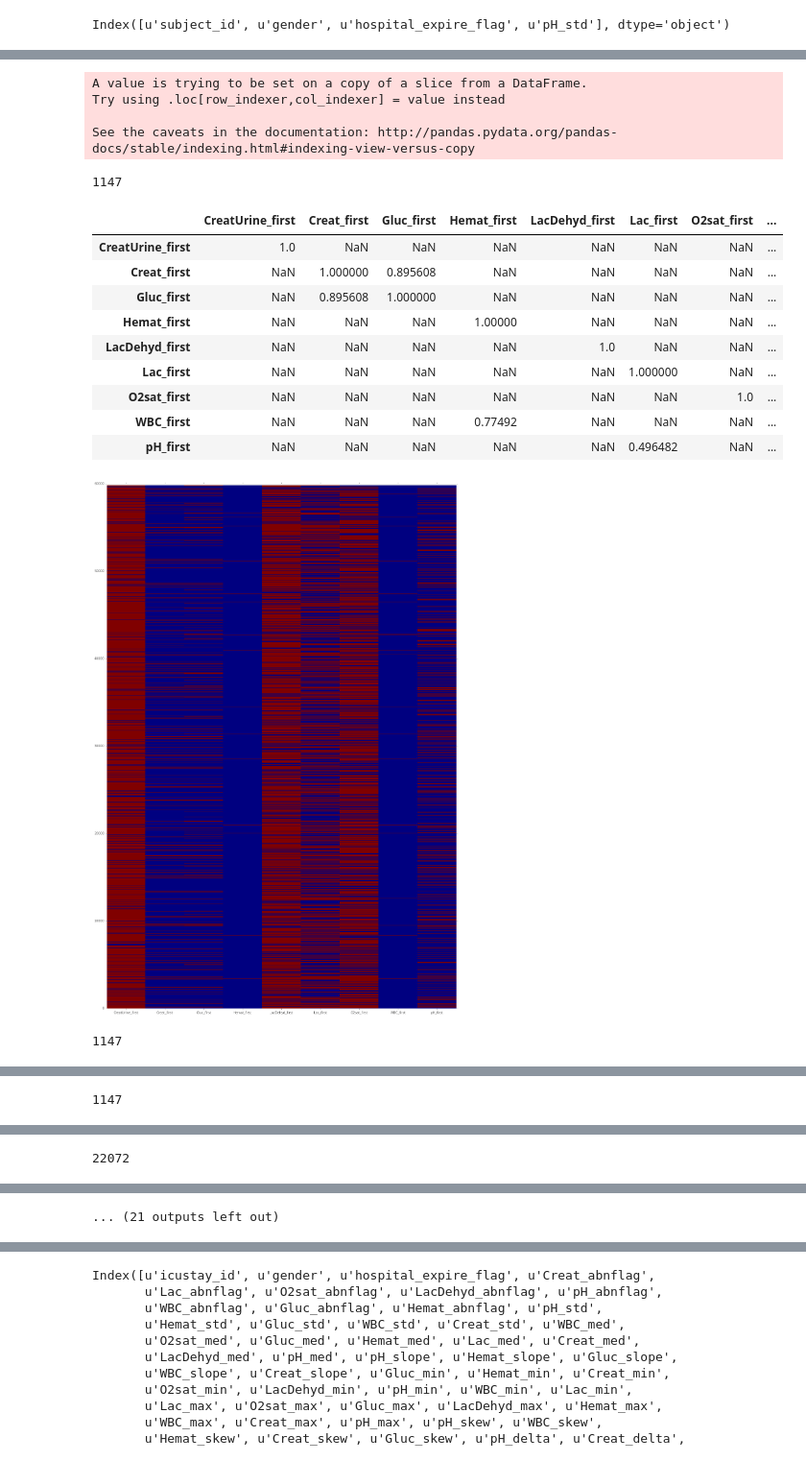
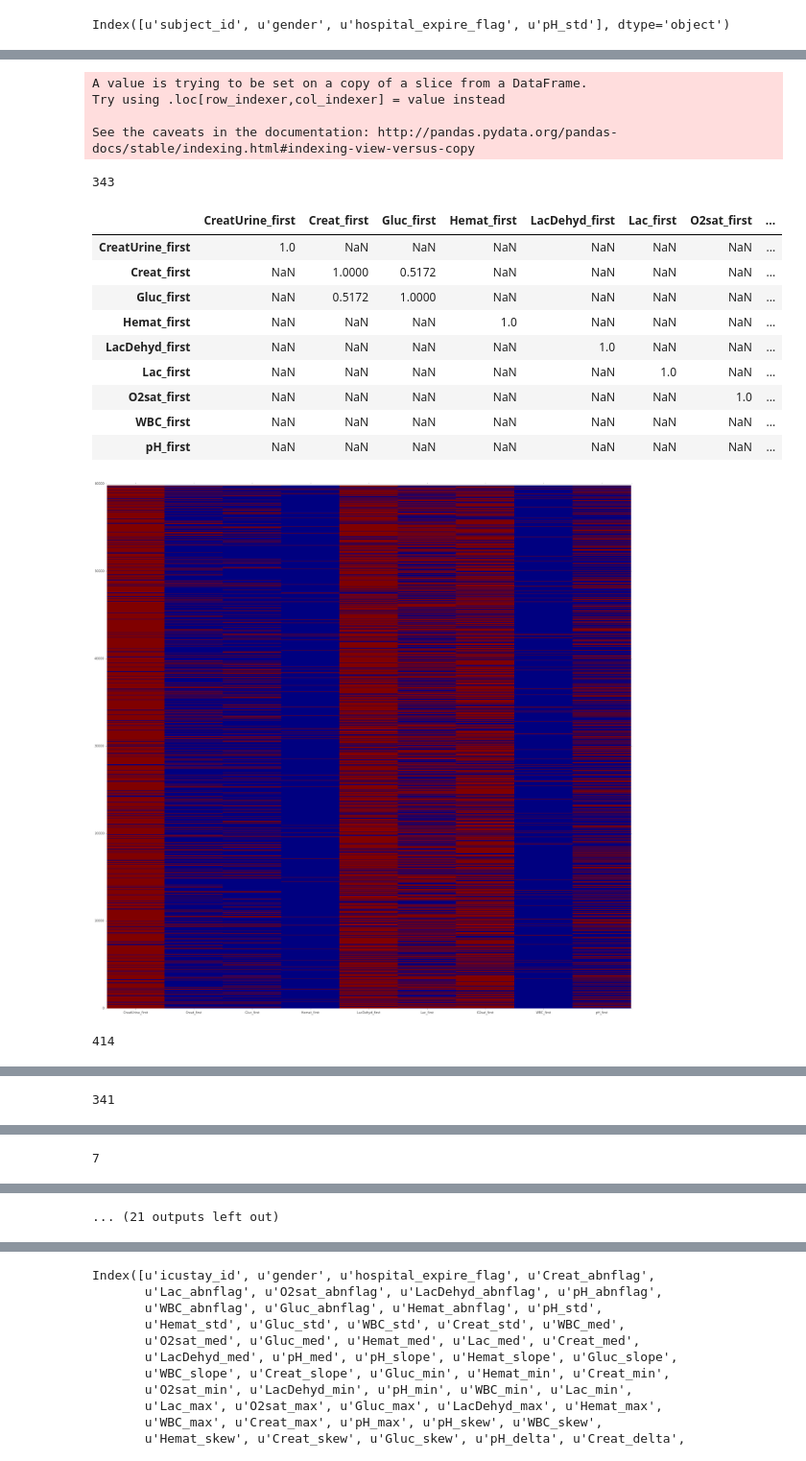
Before and after one commit to RJBeetel3/mimic3_analysis, a Jupyter notebook: LABEVENTS_FIRST24.ipynb, the cells around one changed output, grey strips where cells are left out. Shown at 96% size. Cells and saved outputs as stored; diff of their text form; code cells hidden in the pictures.

Commit message:
Revisiting LABEVENTS_FIRST24.ipynb to remove outliers early, block data according to affinity mapping and to convert continuous variables to categorical and dummy variables

```diff
--- a/LABEVENTS_FIRST24.ipynb
+++ b/LABEVENTS_FIRST24.ipynb
@@ -371,3 +372,24 @@ for col in dummy.keys():
 [figure]
 [figure]
 ... (6 outputs left out)
+# %%
+names_dict = {}
+suffix = '_outliers'
+
+# SETTING OUTLIER DATA POINTS TO NAN FOR REMOVAL LATER USING DROPNA()
+for calc in calc_dict.keys():
+    frame = calc_dict[calc]
+    for col in frame.keys():
+    # plot
+    # print col
+        dummy = frame[col]
+        col2 = dummy.columns[0]
+        #print "{}   {}     {}".format(col, col2, dummy.dropna().shape)
+        Q1 = np.percentile(dummy[col2].dropna(), 25)
+        # TODO: Calculate Q3 (75th percentile of the data) for the given feature
+        Q3 = np.percentile(dummy[col2].dropna(), 75)
+        # TODO: Use the interquartile range to calculate an outlier step (1.5 times the interquartile range)
+        step = 1.5*(Q3 - Q1)
+        names_dict[col+suffix] = dummy[~((dummy[col2] >= Q1 - step) & (dummy[col2] <= Q3 + step))].index
+        dummy.set_value(names_dict[col+suffix], col2, np.NaN)
+        #print "{}   {}     {}".format(col, col2, dummy.dropna().shape)
@@ -459,47 +563,47 @@ ValueError: Cannot convert NA to integer
 # DISPLAY COLORMAP OF DATA
 
 for calc in calc_list:
-    plt.figure(figsize= (20,30))
+    plt.figure(figsize= (30,30))
     cols = [x for x in data3.columns if calc in x]
     cols.sort()
 
     header = data3[cols]
     for col in header.columns:
         max_val = -1000 #header[col].max()*100
         #header[col].replace(np.nan, max_val, inplace = True)
         header[col] = header[col].apply(lambda x: 1 if pd.isnull(x) else 0)
     display(data3[cols].dropna().shape[0])
     missing = header.corr()
     display(missing[missing >= 0.4])
     plt.pcolor(header)
     plt.xticks(np.arange(0.5, len(header.columns), 1), header.columns)
     plt.show()
 
 print "Complete"
 '''
 plt.figure(figsize= (20,10))
 header = data3[data3.columns[11:18]].replace(np.nan, 10000, inplace = False)
 plt.pcolor(header)
 plt.xticks(np.arange(0.5, len(header.columns), 1), header.columns)
 plt.show()
 '''
 # %% [output]
 A value is trying to be set on a copy of a slice from a DataFrame.
 Try using .loc[row_indexer,col_indexer] = value instead
 
 See the caveats in the documentation: http://pandas.pydata.org/pandas-docs/stable/indexing.html#indexing-view-versus-copy
-1147
+343
 |  | CreatUrine_first | Creat_first | Gluc_first | Hemat_first | LacDehyd_first | Lac_first | O2sat_first | ... |
 | CreatUrine_first | 1.0 | NaN | NaN | NaN | NaN | NaN | NaN | ... |
-| Creat_first | NaN | 1.000000 | 0.895608 | NaN | NaN | NaN | NaN | ... |
-| Gluc_first | NaN | 0.895608 | 1.000000 | NaN | NaN | NaN | NaN | ... |
-| Hemat_first | NaN | NaN | NaN | 1.00000 | NaN | NaN | NaN | ... |
+| Creat_first | NaN | 1.0000 | 0.5172 | NaN | NaN | NaN | NaN | ... |
+| Gluc_first | NaN | 0.5172 | 1.0000 | NaN | NaN | NaN | NaN | ... |
+| Hemat_first | NaN | NaN | NaN | 1.0 | NaN | NaN | NaN | ... |
 | LacDehyd_first | NaN | NaN | NaN | NaN | 1.0 | NaN | NaN | ... |
-| Lac_first | NaN | NaN | NaN | NaN | NaN | 1.000000 | NaN | ... |
+| Lac_first | NaN | NaN | NaN | NaN | NaN | 1.0 | NaN | ... |
 | O2sat_first | NaN | NaN | NaN | NaN | NaN | NaN | 1.0 | ... |
-| WBC_first | NaN | NaN | NaN | 0.77492 | NaN | NaN | NaN | ... |
-| pH_first | NaN | NaN | NaN | NaN | NaN | 0.496482 | NaN | ... |
+| WBC_first | NaN | NaN | NaN | NaN | NaN | NaN | NaN | ... |
+| pH_first | NaN | NaN | NaN | NaN | NaN | NaN | NaN | ... |
-[figure, old version]
+[figure, new version]
-1147
+414
 |  | CreatUrine_mean | Creat_mean | Gluc_mean | Hemat_mean | LacDehyd_mean | Lac_mean | O2sat_mean | WBC_mean | ... |
 | CreatUrine_mean | 1.0 | NaN | NaN | NaN | NaN | NaN | NaN | NaN | ... |
@@ -515,3 +619,3 @@ See the caveats in the documentation: http://pandas.pydata.org/pandas-docs/stabl
-1147
+341
 |  | CreatUrine_med | Creat_med | Gluc_med | Hemat_med | LacDehyd_med | Lac_med | O2sat_med | WBC_med | pH_med |
 | CreatUrine_med | 1.0 | NaN | NaN | NaN | NaN | NaN | NaN | NaN | NaN |
@@ -527 +631 @@ See the caveats in the documentation: http://pandas.pydata.org/pandas-docs/stabl
-22072
+7
```
Also changed, not shown: parts of 25 cells of this notebook.
